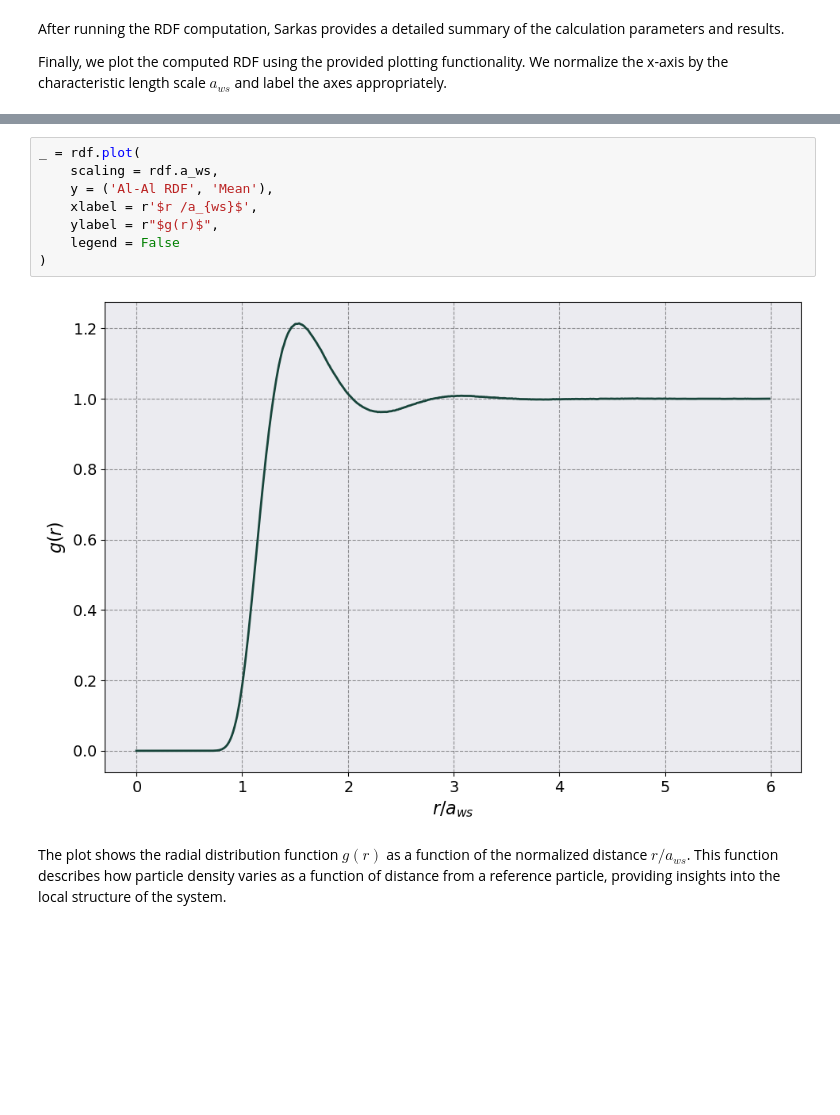
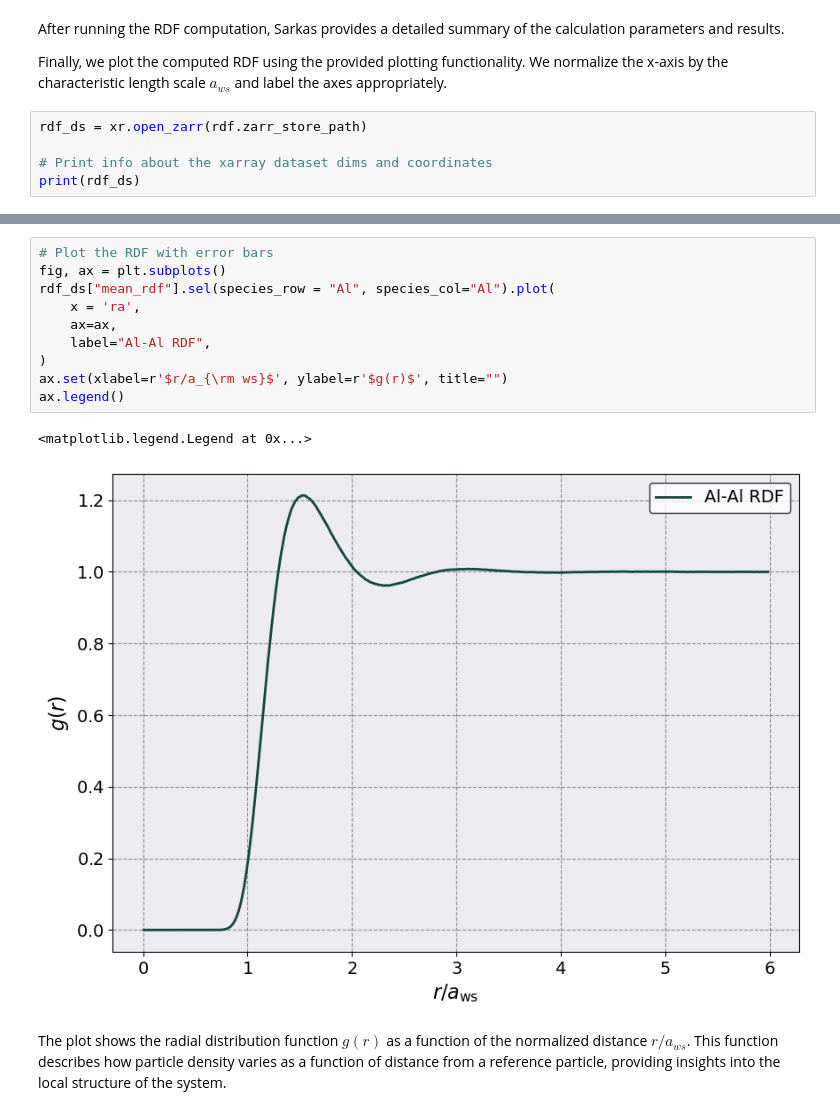
Before and after one commit to lucianogsilvestri/sarkas, a Jupyter notebook: docs/examples/YOCP/YOCP_Transport.ipynb, the cells around one changed output, grey strips where cells are left out. Drawn from its saved outputs; the diff is of its cells as text; blank space fills up the shorter version.

```diff
--- a/docs/examples/YOCP/YOCP_Transport.ipynb
+++ b/docs/examples/YOCP/YOCP_Transport.ipynb
@@ -153,3 +144,8 @@ Radial Distribution Function Calculation Time: 0 sec 41 msec 934 usec 417 nsec
 After running the RDF computation, Sarkas provides a detailed summary of the calculation parameters and results.
 
 Finally, we plot the computed RDF using the provided plotting functionality. We normalize the x-axis by the characteristic length scale $a_{ws}$ and label the axes appropriately.
+# %%
+rdf_ds = xr.open_zarr(rdf.zarr_store_path)
+
+# Print info about the xarray dataset dims and coordinates
+print(rdf_ds)
@@ -156,13 +165,16 @@ Finally, we plot the computed RDF using the provided plotting functionality. We
 # %%
-_ = rdf.plot(
-    scaling = rdf.a_ws,
-    y = ('Al-Al RDF', 'Mean'),
-    xlabel = r'$r /a_{ws}$',
-    ylabel = r"$g(r)$",
-    legend = False
+# Plot the RDF with error bars
+fig, ax = plt.subplots()
+rdf_ds["mean_rdf"].sel(species_row = "Al", species_col="Al").plot(
+    x = 'ra',
+    ax=ax,
+    label="Al-Al RDF",
 )
+ax.set(xlabel=r'$r/a_{\rm ws}$', ylabel=r'$g(r)$', title="")
+ax.legend()
 # %% [output]
+<matplotlib.legend.Legend at 0x...>
-[figure, old version]
+[figure, new version]
 # %% [markdown]
 The plot shows the radial distribution function $g(r)$ as a function of the normalized distance $r/a_{ws}$. This function describes how particle density varies as a function of distance from a reference particle, providing insights into the local structure of the system.
 # %% [markdown]
```
Also changed, not shown: parts of 36 cells of this notebook, 42 other files.
